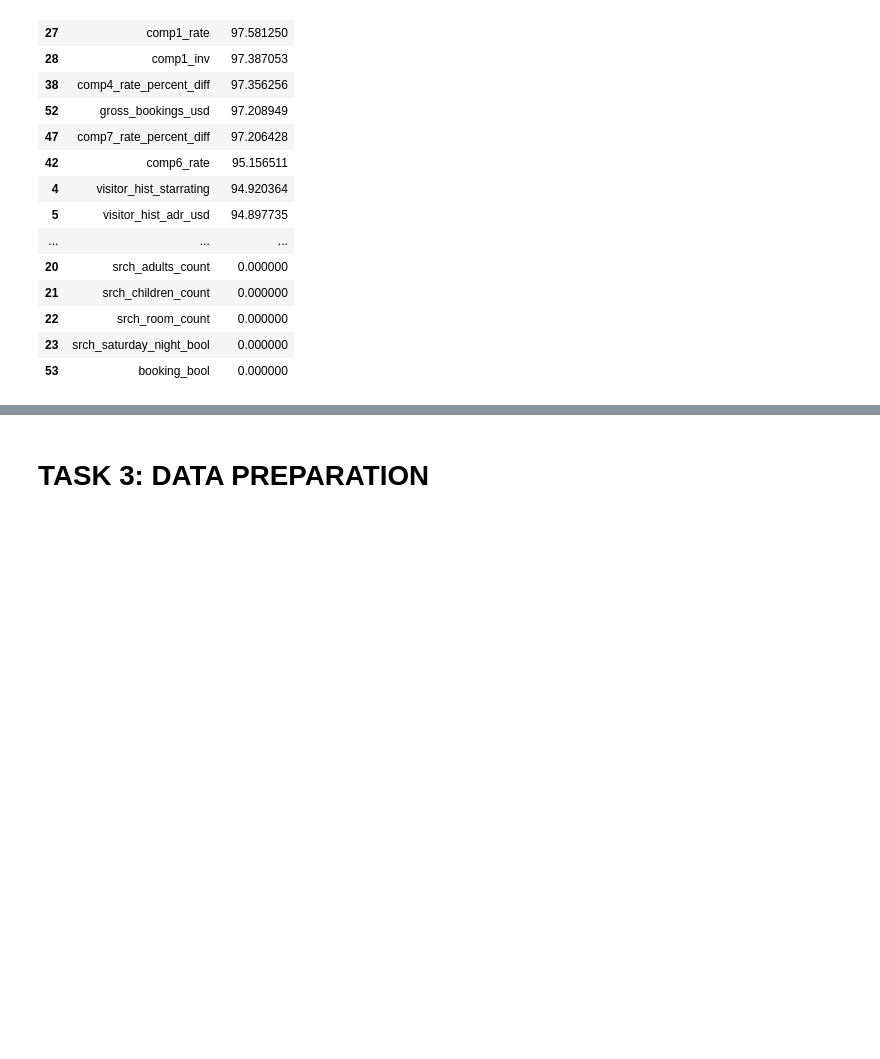
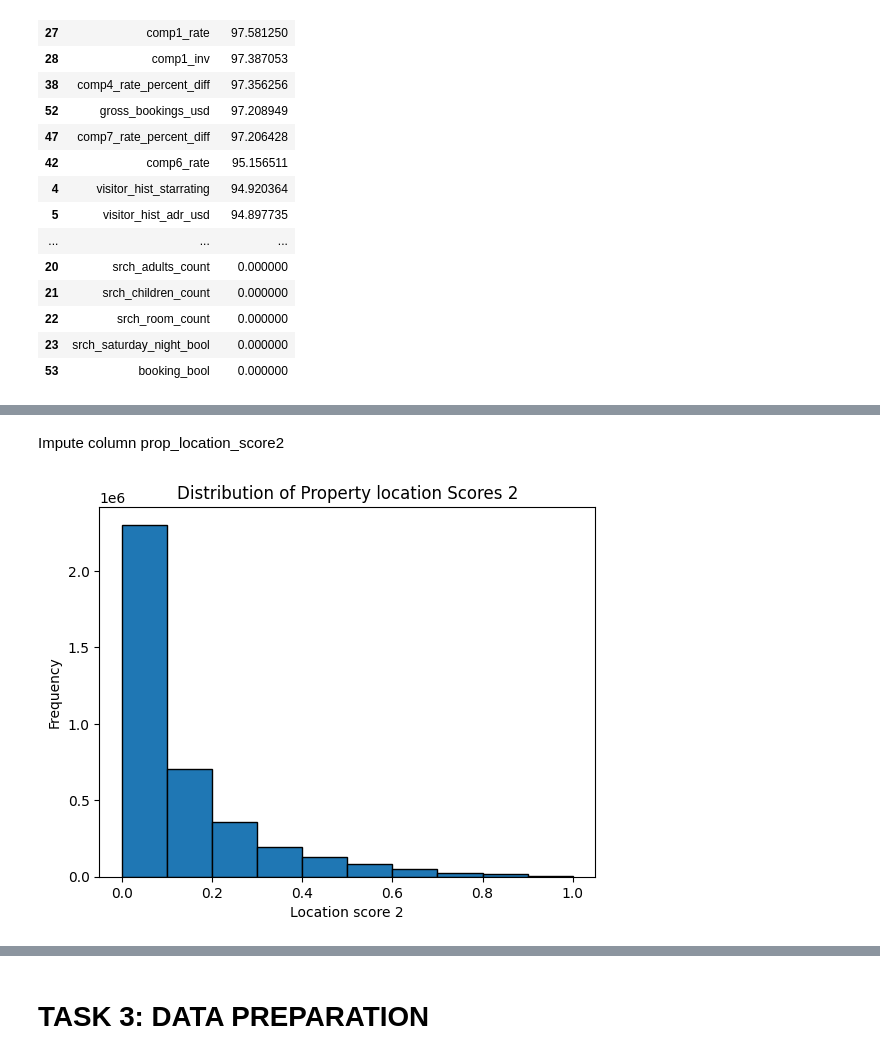
Before and after one commit to pshreyasv100/dmt-assignment-2, a Jupyter notebook: notebook_Shreyas.ipynb, the cells around one changed output, grey strips where cells are left out. Saved outputs shown, nothing was run; the diff lists cells and outputs as text; code cells hidden in the pictures; blank space fills up the shorter version.

```diff
--- a/notebook_Shreyas.ipynb
+++ b/notebook_Shreyas.ipynb
@@ -121,0 +132,14 @@ missing_df
+# %%
+# Fill the missing values with the median, as the data is not distributed normally
+train_df['prop_review_score'].fillna(0, inplace=True)
+# %% [markdown]
+Impute column prop_location_score2
+# %%
+# Plotting a histogram
+plt.hist(train_df['prop_location_score2'].dropna(), bins=10, edgecolor='k')
+plt.xlabel('Location score 2')
+plt.ylabel('Frequency')
+plt.title('Distribution of Property location Scores 2')
+plt.show()
+# %% [output]
+[figure, added]
```
Also changed, not shown: parts of 21 cells of this notebook, 1 other file.
